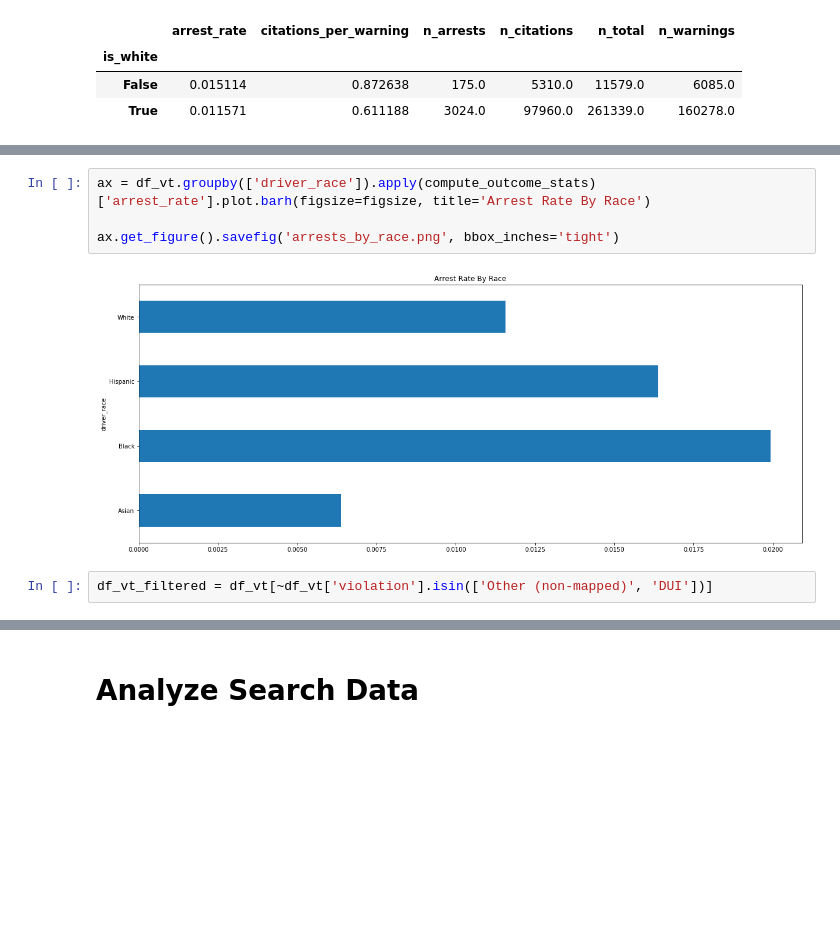
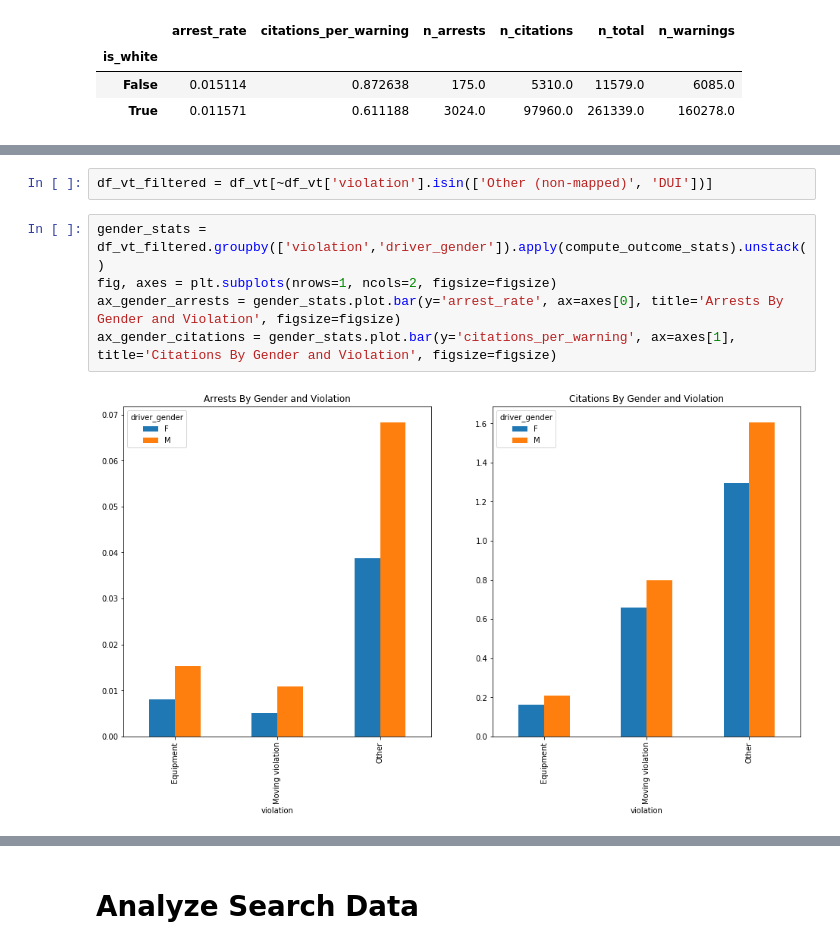
Before and after one commit to triestpa/Police-Analysis-Python, a Jupyter notebook: traffic_stop_analysis.ipynb, the cells around one changed output, grey strips where cells are left out. Saved outputs shown, nothing was run; the diff lists cells and outputs as text; blank space fills up the shorter version.

```diff
--- a/traffic_stop_analysis.ipynb
+++ b/traffic_stop_analysis.ipynb
@@ -259,9 +261,10 @@ ax.get_figure().savefig('citations_by_race.png', bbox_inches='tight')
-# %%
-ax = df_vt.groupby(['driver_race']).apply(compute_outcome_stats)['arrest_rate'].plot.barh(figsize=figsize, title='Arrest Rate By Race')
-
-ax.get_figure().savefig('arrests_by_race.png', bbox_inches='tight')
-# %% [output]
-[figure, removed]
 # %%
 df_vt_filtered = df_vt[~df_vt['violation'].isin(['Other (non-mapped)', 'DUI'])]
+# %%
+gender_stats = df_vt_filtered.groupby(['violation','driver_gender']).apply(compute_outcome_stats).unstack()
+fig, axes = plt.subplots(nrows=1, ncols=2, figsize=figsize)
+ax_gender_arrests = gender_stats.plot.bar(y='arrest_rate', ax=axes[0], title='Arrests By Gender and Violation', figsize=figsize)
+ax_gender_citations = gender_stats.plot.bar(y='citations_per_warning', ax=axes[1], title='Citations By Gender and Violation', figsize=figsize)
+# %% [output]
+[figure, added]
 # %%
```
Also changed, not shown: parts of 10 cells of this notebook.
